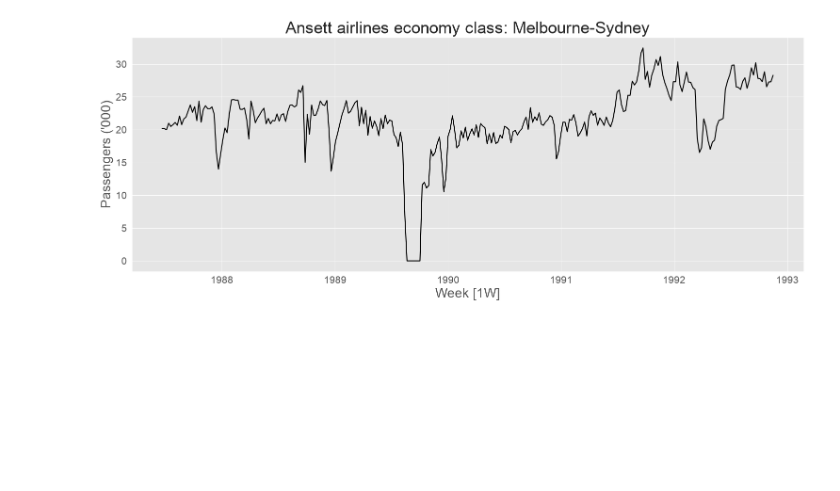
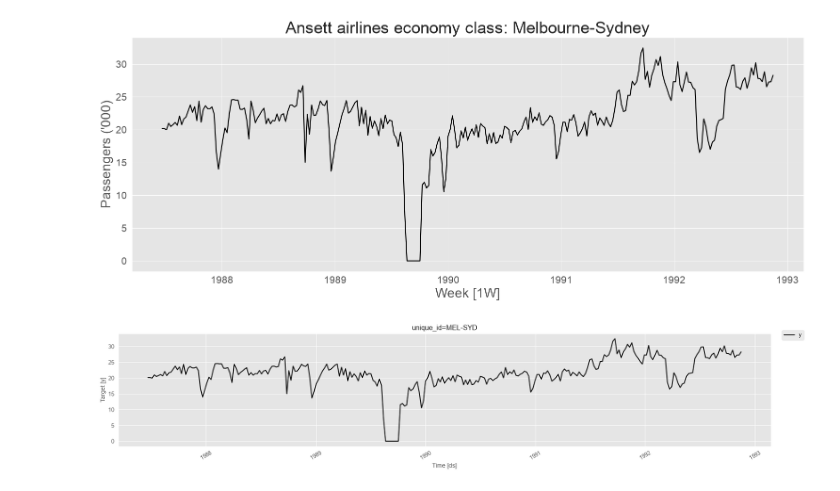
Before and after one commit to Ak62007/TS, a Jupyter notebook: notebooks/00_TS_Graphics.ipynb, the cells around one changed output. Cells and saved outputs as stored; diff of their text form; code cells hidden in the pictures; blank space fills up the shorter version.

```diff
--- a/notebooks/00_TS_Graphics.ipynb
+++ b/notebooks/00_TS_Graphics.ipynb
@@ -465,3 +465,12 @@ fpppy_plot_series(
 )
 # %% [output]
 [figure]
+# %%
+plot_series_utils(
+    melsyd_economy_data,
+    id_col="unique_id",
+    time_col="ds",
+    target_col="y"
+)
+# %% [output]
+[figure, added]
```
Also changed, not shown: parts of 17 cells of this notebook.
